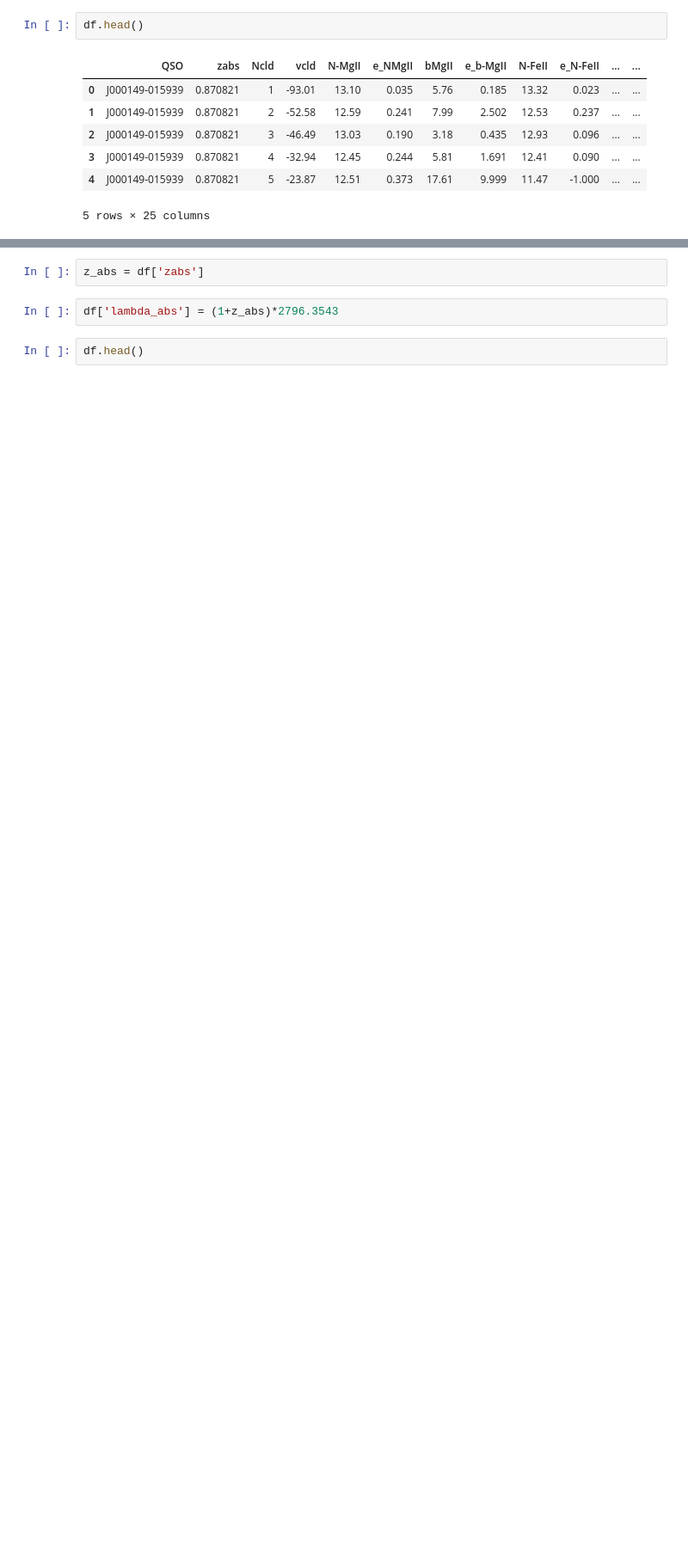
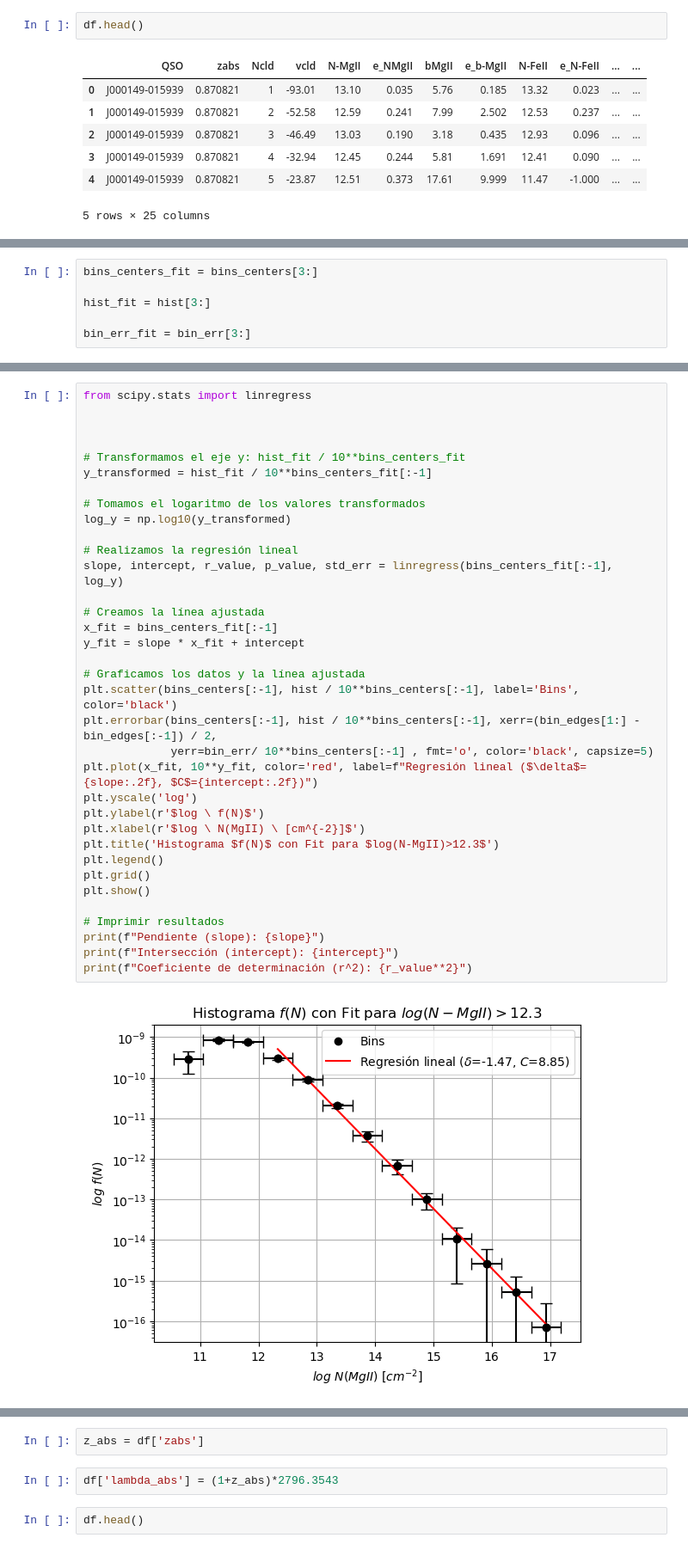
Before and after one commit to guerracuadra/Trabajo-Tutorial-B-sico, a Jupyter notebook: code.ipynb, the cells around one changed output, grey strips where cells are left out. Shown: that part at 86% size. Drawn from its saved outputs; the diff is of its cells as text; blank space fills up the shorter version.

```diff
--- a/code.ipynb
+++ b/code.ipynb
@@ -119,0 +164,6 @@ Intersección (b): 2.0000 ± 0.2673
+# %%
+bins_centers_fit = bins_centers[3:]
+
+hist_fit = hist[3:]
+
+bin_err_fit = bin_err[3:]
@@ -119,0 +174,37 @@ Intersección (b): 2.0000 ± 0.2673
+# %%
+from scipy.stats import linregress
+
+
+
+# Transformamos el eje y: hist_fit / 10**bins_centers_fit
+y_transformed = hist_fit / 10**bins_centers_fit[:-1]
+
+# Tomamos el logaritmo de los valores transformados
+log_y = np.log10(y_transformed)
+
+# Realizamos la regresión lineal
+slope, intercept, r_value, p_value, std_err = linregress(bins_centers_fit[:-1], log_y)
+
+# Creamos la línea ajustada
+x_fit = bins_centers_fit[:-1]
+y_fit = slope * x_fit + intercept
+
+# Graficamos los datos y la línea ajustada
+plt.scatter(bins_centers[:-1], hist / 10**bins_centers[:-1], label='Bins', color='black')
+plt.errorbar(bins_centers[:-1], hist / 10**bins_centers[:-1], xerr=(bin_edges[1:] - bin_edges[:-1]) / 2,
+             yerr=bin_err/ 10**bins_centers[:-1] , fmt='o', color='black', capsize=5)
+plt.plot(x_fit, 10**y_fit, color='red', label=f"Regresión lineal ($\delta$={slope:.2f}, $C$={intercept:.2f})")
+plt.yscale('log')
+plt.ylabel(r'$log \ f(N)$')
+plt.xlabel(r'$log \ N(MgII) \ [cm^{-2}]$')
+plt.title('Histograma $f(N)$ con Fit para $log(N-MgII)>12.3$')
+plt.legend()
+plt.grid()
+plt.show()
+
+# Imprimir resultados
+print(f"Pendiente (slope): {slope}")
+print(f"Intersección (intercept): {intercept}")
+print(f"Coeficiente de determinación (r^2): {r_value**2}")
+# %% [output]
+[figure, added]
```
Also changed, not shown: parts of 74 cells of this notebook.
